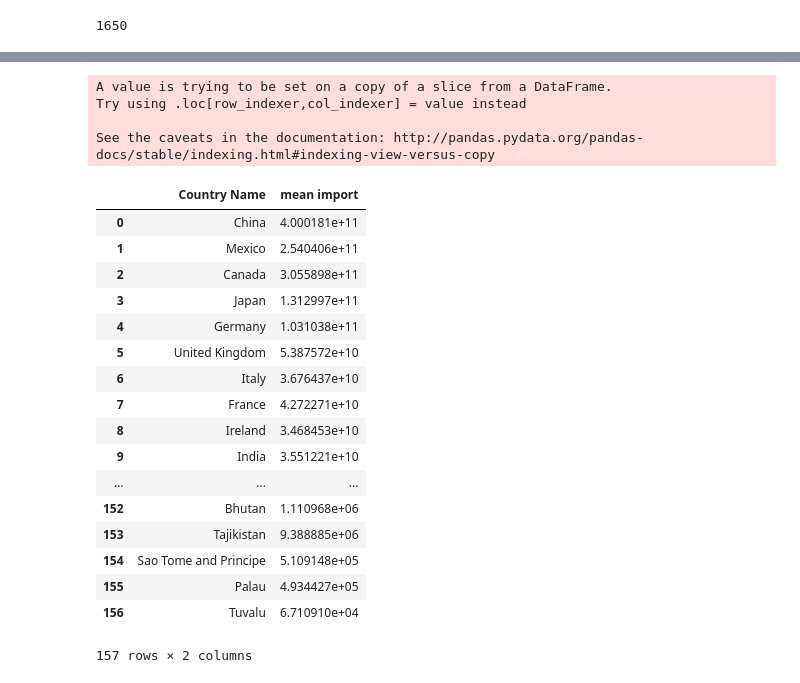
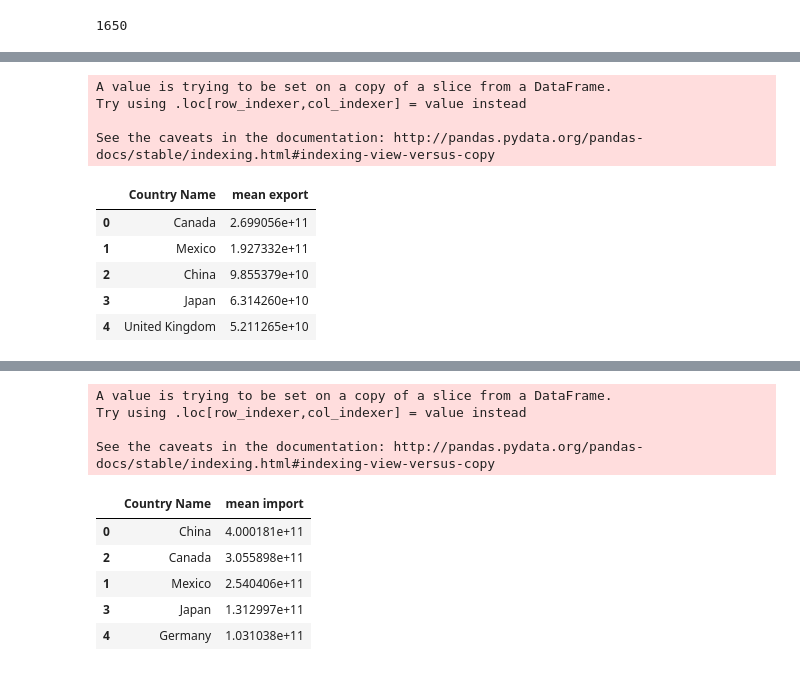
Before and after one commit to 8135tao/US-import-export, a Jupyter notebook: tao_expo_heat_scatter_test.ipynb, the cells around one changed output, grey strips where cells are left out. Saved outputs shown, nothing was run; the diff lists cells and outputs as text; code cells hidden in the pictures.

```diff
--- a/tao_expo_heat_scatter_test.ipynb
+++ b/tao_expo_heat_scatter_test.ipynb
@@ -283,24 +239,25 @@ mean_gdp_by_country_df.sort_values(by=['mean gdp'],ascending=False)
 # %%
 ten_year_country_expo_df = total_expo_bycountry_df [total_expo_bycountry_df['Partner'].isin(ten_year_data_country)].loc[:,'Partner':'2016']
 ten_year_country_expo_df = ten_year_country_expo_df.reset_index(drop=True)
-
 ten_year_country_expo_df['mean export'] = ten_year_country_expo_df.loc[:, '2007':'2016'].mean(axis=1)
 
+
 ten_year_country_expo_mean_df = ten_year_country_expo_df[['Partner','mean export']]
-
-
-
-
-#ten_year_country_expo_mean_df.loc[:,'mean'] = ten_year_country_expo_mean_df.loc[:,'mean']/(10**9)
-
-
-ten_year_country_expo_mean_df = ten_year_country_expo_mean_df.sort_values(by=['mean export'],ascending=False).reset_index(drop=True)
-
 ten_year_country_expo_mean_df.loc[:,'mean export'] = ten_year_country_expo_mean_df.loc[:,'mean export'].round(2)
 
-ten_year_country_expo_mean_df.to_csv('Mean_total_export_country.csv')
 ten_year_country_expo_mean_df=ten_year_country_expo_mean_df.rename(index=str, columns={"Partner": "Country Name"})
-#ten_year_country_expo_mean_df
+ten_year_country_expo_mean_df.sort_values(by=['mean export'],ascending=False).head()
+# %% [output]
+A value is trying to be set on a copy of a slice from a DataFrame.
+Try using .loc[row_indexer,col_indexer] = value instead
+
+See the caveats in the documentation: http://pandas.pydata.org/pandas-docs/stable/indexing.html#indexing-view-versus-copy
+|  | Country Name | mean export |
+| 0 | Canada | 2.699056e+11 |
+| 1 | Mexico | 1.927332e+11 |
+| 2 | China | 9.855379e+10 |
+| 3 | Japan | 6.314260e+10 |
+| 4 | United Kingdom | 5.211265e+10 |
 # %%
 total_impo_bycountry_df = pd.read_csv("DATA_Imports_of_NAICS_Total_All_Merchandise.csv")
 total_impo_bycountry_df.head()
@@ -314,37 +271,24 @@ total_impo_bycountry_df.head()
 # %%
 ten_year_country_impo_df = total_impo_bycountry_df [total_impo_bycountry_df['Partner'].isin(ten_year_data_country)].loc[:,'Partner':'2016']
 ten_year_country_impo_df = ten_year_country_impo_df.reset_index(drop=True)
 ten_year_country_impo_df['mean import'] = ten_year_country_impo_df.loc[:, '2007':'2016'].mean(axis=1)
+
 ten_year_country_impo_mean_df = ten_year_country_impo_df[['Partner','mean import']]
 ten_year_country_impo_mean_df.loc[:,'mean import'] = ten_year_country_impo_mean_df.loc[:,'mean import'].round(2)
-ten_year_country_impo_mean_df.to_csv('Mean_total_import_country.csv')
 ten_year_country_impo_mean_df=ten_year_country_impo_mean_df.rename(index=str, columns={"Partner": "Country Name"})
 
-
-ten_year_country_impo_mean_df
+ten_year_country_impo_mean_df.sort_values(by=['mean import'],ascending=False).head()
 # %% [output]
 A value is trying to be set on a copy of a slice from a DataFrame.
 Try using .loc[row_indexer,col_indexer] = value instead
 
 See the caveats in the documentation: http://pandas.pydata.org/pandas-docs/stable/indexing.html#indexing-view-versus-copy
 |  | Country Name | mean import |
 | 0 | China | 4.000181e+11 |
+| 2 | Canada | 3.055898e+11 |
 | 1 | Mexico | 2.540406e+11 |
-| 2 | Canada | 3.055898e+11 |
 | 3 | Japan | 1.312997e+11 |
 | 4 | Germany | 1.031038e+11 |
-| 5 | United Kingdom | 5.387572e+10 |
-| 6 | Italy | 3.676437e+10 |
-| 7 | France | 4.272271e+10 |
-| 8 | Ireland | 3.468453e+10 |
-| 9 | India | 3.551221e+10 |
-| ... | ... | ... |
-| 152 | Bhutan | 1.110968e+06 |
-| 153 | Tajikistan | 9.388885e+06 |
-| 154 | Sao Tome and Principe | 5.109148e+05 |
-| 155 | Palau | 4.934427e+05 |
-| 156 | Tuvalu | 6.710910e+04 |
-157 rows × 2 columns
 # %%
 merged_df = pd.merge( pd.merge(ten_year_country_expo_mean_df,
                                ten_year_country_impo_mean_df,
```
Also changed, not shown: parts of 17 cells of this notebook, 6 other files.
